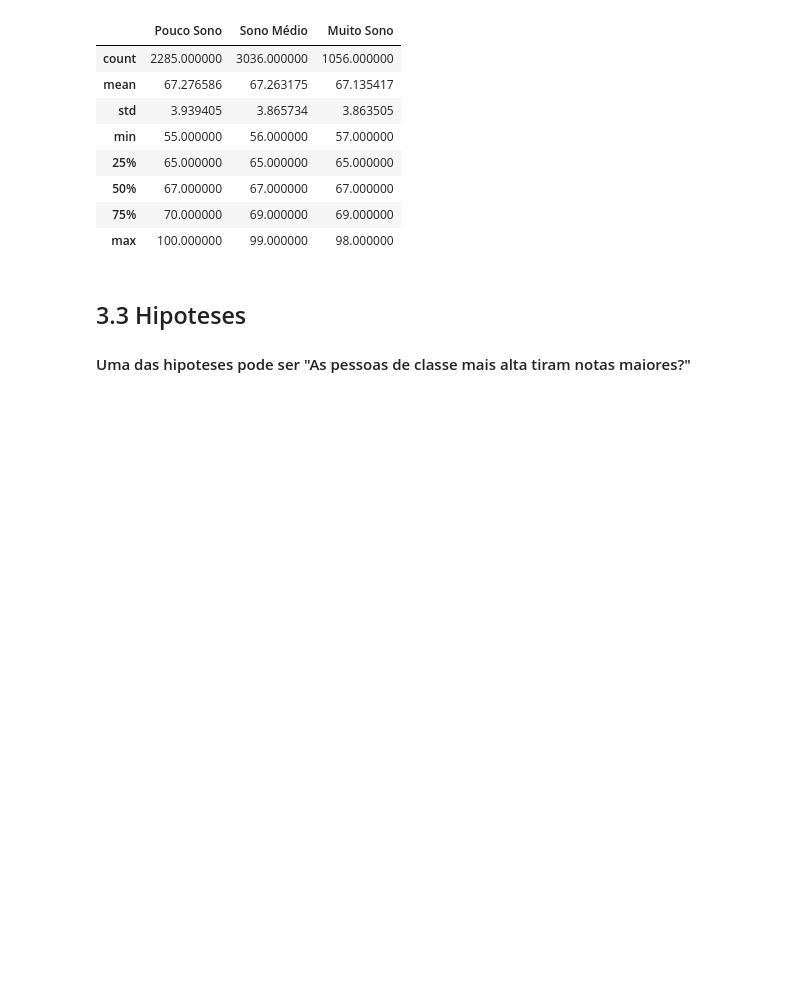
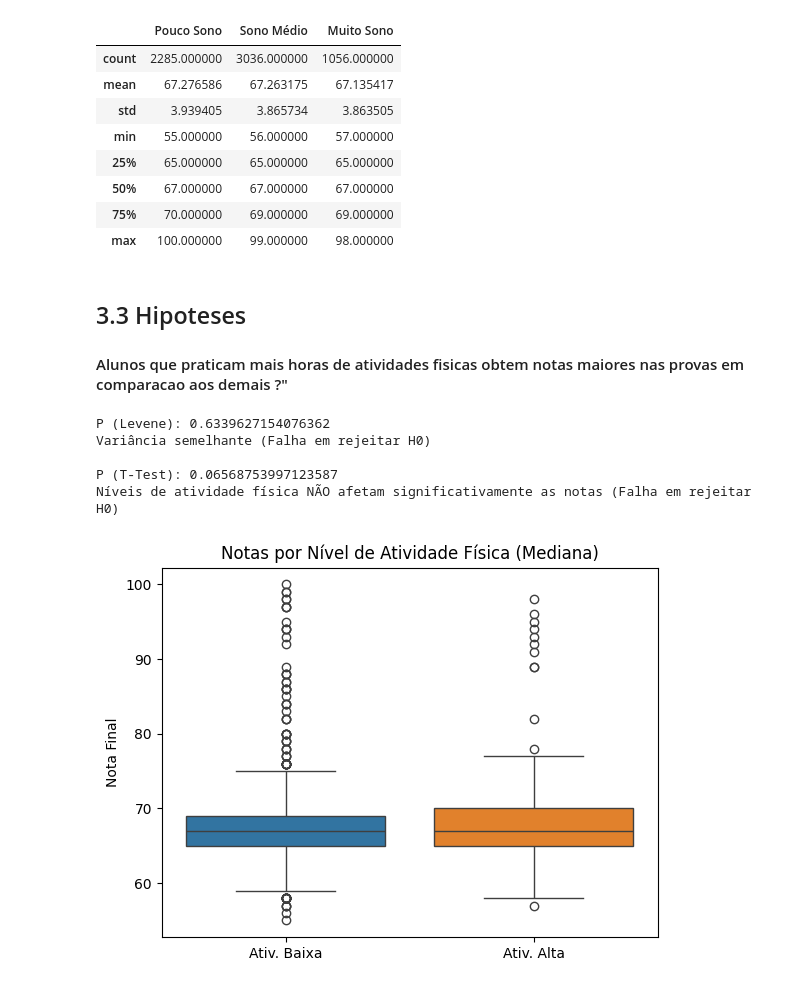
Before and after one commit to MariPinas/ProjetoAND1, a Jupyter notebook: notebook/ProjetoAND1.ipynb, the cells around one changed output. Drawn from its saved outputs; the diff is of its cells as text; code cells hidden in the pictures; blank space fills up the shorter version.

```diff
--- a/notebook/ProjetoAND1.ipynb
+++ b/notebook/ProjetoAND1.ipynb
@@ -315,4 +315,39 @@ A análise estatística indica que não há evidências suficientes para afirmar
 # %% [markdown]
 ## 3.3 Hipoteses
 
-#### Uma das hipoteses pode ser "As pessoas de classe mais alta tiram notas maiores?"
+#### Alunos que praticam mais horas de atividades fisicas obtem notas maiores nas provas em comparacao aos demais ?"
+# %%
+mediana = df['Physical_Activity'].median()
+
+baixo = df[df['Physical_Activity'] <= mediana]['Exam_Score']
+alto = df[df['Physical_Activity'] > mediana]['Exam_Score']
+
+# variância semelhante?
+h3_lev_stats, h3_lev_p = stats.levene(baixo, alto)
+print(f"P (Levene): {h3_lev_p}")
+
+if h3_lev_p > alpha:
+    print("Variância semelhante (Falha em rejeitar H0)")
+else:
+    print("Variâncias diferentes (Rejeitar H0)")
+
+# Teste T de duas amostras independentes
+h3_ttest_stats, h3_ttest_p = stats.ttest_ind(baixo, alto)
+print(f"\nP (T-Test): {h3_ttest_p}")
+
+if h3_ttest_p > alpha:
+    print("Níveis de atividade física NÃO afetam significativamente as notas (Falha em rejeitar H0)")
+else:
+    print("Níveis de atividade física afetam significativamente as notas (Rejeitar H0)")
+
+sns.boxplot(data=pd.DataFrame({'Ativ. Baixa': baixo, 'Ativ. Alta': alto}))
+plt.title("Notas por Nível de Atividade Física (Mediana)")
+plt.ylabel("Nota Final")
+plt.show()
+# %% [output]
+P (Levene): 0.6339627154076362
+Variância semelhante (Falha em rejeitar H0)
+
+P (T-Test): 0.06568753997123587
+Níveis de atividade física NÃO afetam significativamente as notas (Falha em rejeitar H0)
+[figure, added]
```
Also changed, not shown: parts of 2 cells of this notebook.
